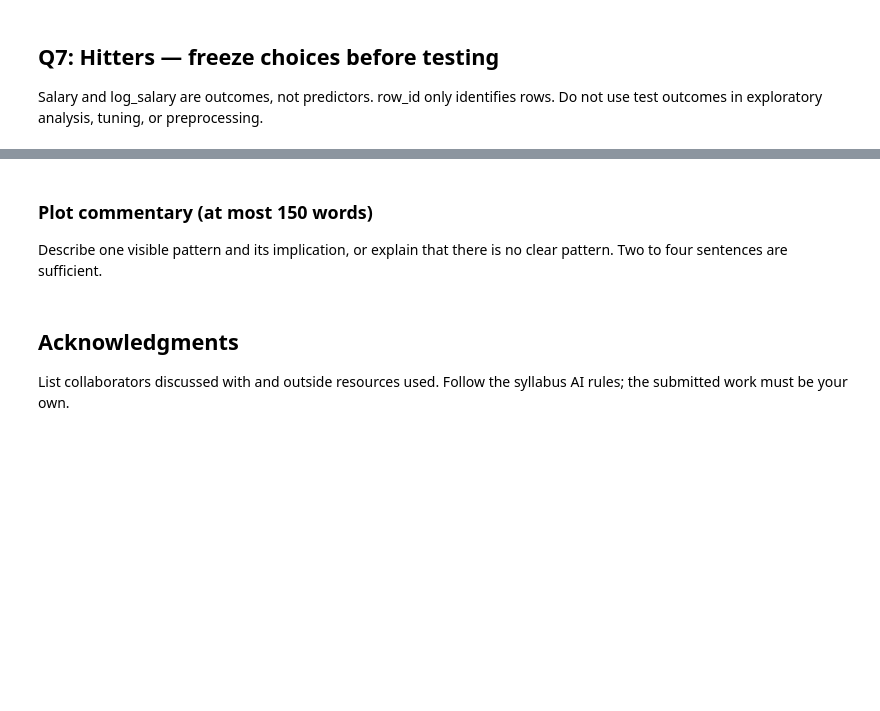
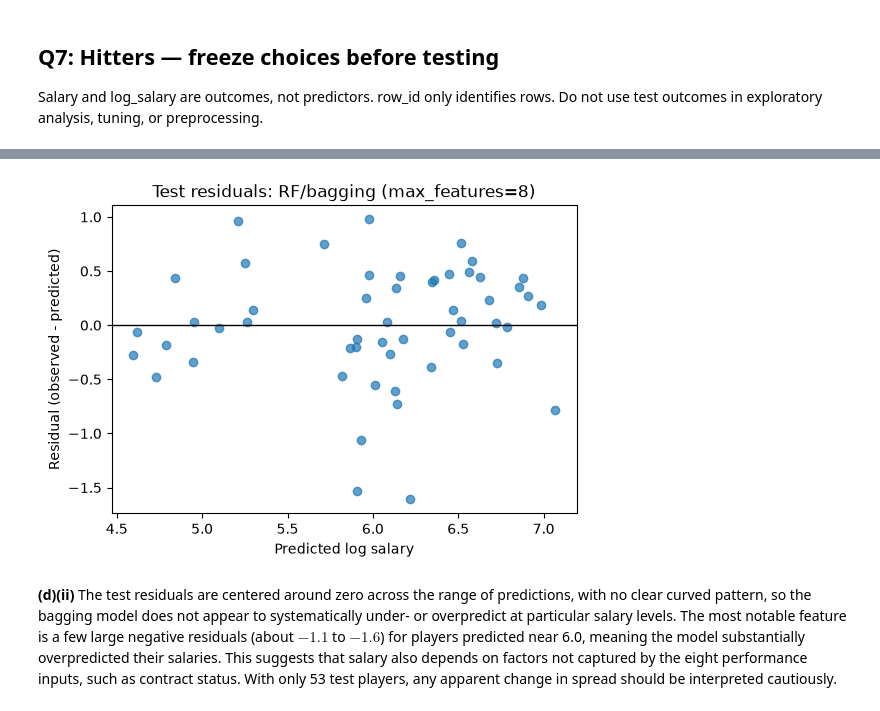
Before and after one commit to alecneme/STA2112, a Jupyter notebook: hw1/hw1_student.ipynb, the cells around one changed output, grey strips where cells are left out. Cells and saved outputs as stored; diff of their text form; code cells hidden in the pictures; blank space fills up the shorter version.

```diff
--- a/hw1/hw1_student.ipynb
+++ b/hw1/hw1_student.ipynb
@@ -441,0 +559,9 @@ Record each family's selected settings and CV MSE, and your overall CV-selected
+# %%
+# Best setting per family (idxmin returns the first listed candidate on ties)
+best_idx = cv_results.groupby("family", sort=False)["CV_MSE"].idxmin()
+selected = cv_results.loc[best_idx].reset_index(drop=True)
+chosen = selected.loc[selected["CV_MSE"].idxmin()]
+
+print(selected.round(4).to_string())
+print(f"\nCV-selected predictor (frozen before testing): "
+      f"{chosen['family']} ({chosen['setting']}), CV MSE = {chosen['CV_MSE']:.4f}")
@@ -441,0 +589,18 @@ Record each family's selected settings and CV MSE, and your overall CV-selected
+# %%
+X_test = test_rows[features]
+y_test = test_rows["log_salary"].to_numpy()
+
+test_preds = {}
+test_mses = []
+for _, row in selected.iterrows():
+    if row["family"] == "Baseline":
+        pred = np.full(len(y_test), y_dev.mean())   # full development mean
+    else:
+        final_model = clone(model_lookup[(row["family"], row["setting"])])
+        final_model.fit(X_dev, y_dev)               # refit on all development rows
+        pred = final_model.predict(X_test)
+    test_preds[row["family"]] = pred
+    test_mses.append(np.mean((y_test - pred) ** 2))
+
+final_table = selected.assign(Test_MSE=test_mses)
+final_table.round(4)
@@ -442,6 +623,15 @@ Record each family's selected settings and CV MSE, and your overall CV-selected
+# %%
+pred_chosen = test_preds[chosen["family"]]
+residuals = y_test - pred_chosen          # observed minus predicted
+
+fig, ax = plt.subplots(figsize=(6, 4))
+ax.scatter(pred_chosen, residuals, alpha=0.7)
+ax.axhline(0, color="black", linewidth=1)
+ax.set_xlabel("Predicted log salary")
+ax.set_ylabel("Residual (observed - predicted)")
+ax.set_title(f"Test residuals: {chosen['family']} ({chosen['setting']})")
+plt.show()
+# %% [output]
+[figure, added]
 # %% [markdown]
-### Plot commentary (at most 150 words)
-Describe one visible pattern and its implication, or explain that there is no clear pattern. Two to four sentences are sufficient.
+**(d)(ii)** The test residuals are centered around zero across the range of predictions, with no clear curved pattern, so the bagging model does not appear to systematically under- or overpredict at particular salary levels. The most notable feature is a few large negative residuals (about $-1.1$ to $-1.6$) for players predicted near 6.0, meaning the model substantially overpredicted their salaries. This suggests that salary also depends on factors not captured by the eight performance inputs, such as contract status. With only 53 test players, any apparent change in spread should be interpreted cautiously.
-# %% [markdown]
-## Acknowledgments
-List collaborators discussed with and outside resources used. Follow the syllabus AI rules; the submitted work must be your own.
```
Also changed, not shown: parts of 17 cells of this notebook.
